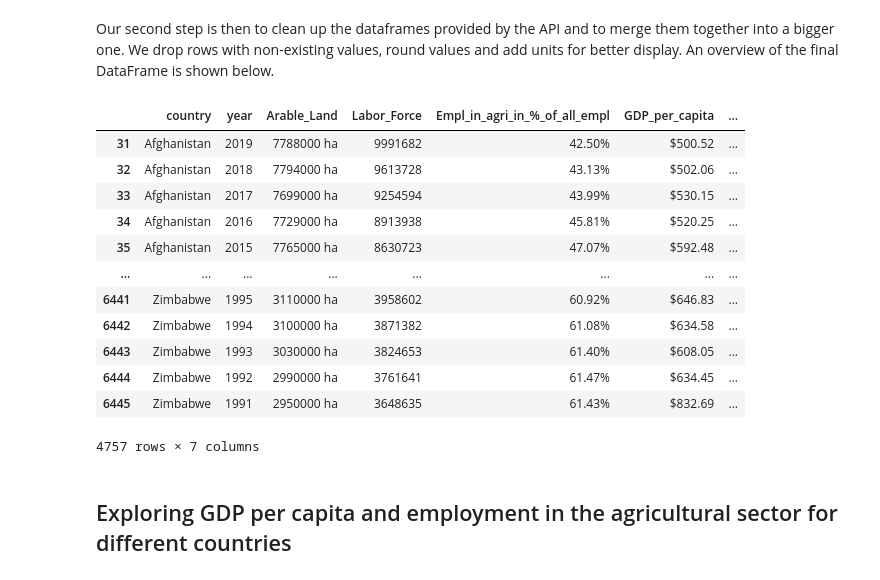
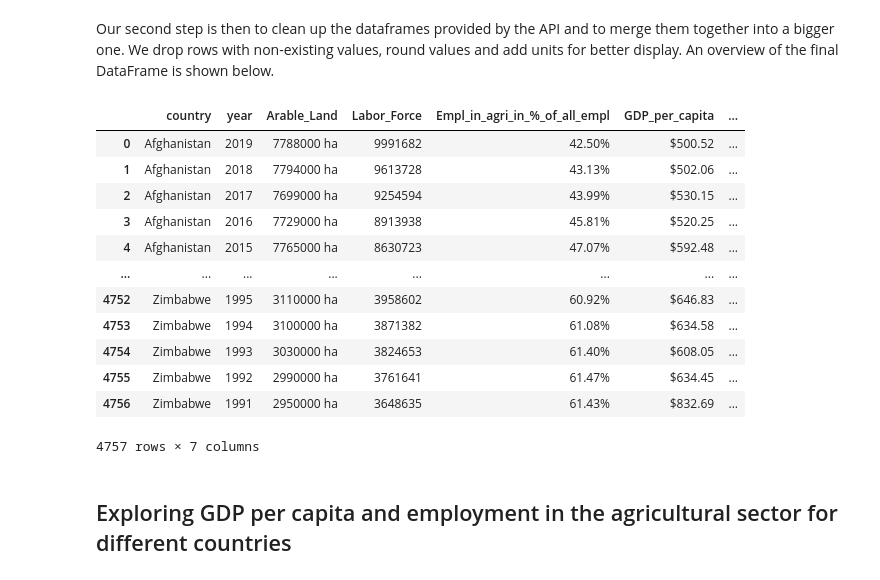
Before and after one commit to NumEconCopenhagen/projects-2023-shashi-buhle, a Jupyter notebook: dataproject/dataproject.ipynb, the cells around one changed output. Cells and saved outputs as stored; diff of their text form; code cells hidden in the pictures.

```diff
--- a/dataproject/dataproject.ipynb
+++ b/dataproject/dataproject.ipynb
@@ -75,45 +75,46 @@ wb_cereal_yield.year = wb_cereal_yield.year.astype(int)
 
 # Merging all the DataFrames into one big one
 data_frames_list = [wb_arable_land, wb_labor_force, wb_emp_ag, wb_gdp_cap, wb_cereal_yield]
 data_frames_combined = reduce(lambda left, right: pd.merge(left, right, on = ['country', 'year'], how = 'inner'), data_frames_list)
 
 # Renaming the columns
 namedict = {
             'AG.LND.ARBL.HA':'Arable_Land',
             'SL.TLF.TOTL.IN':'Labor_Force',
             'SL.AGR.EMPL.ZS':'Empl_in_agri_in_%_of_all_empl',
             'NY.GDP.PCAP.CD':'GDP_per_capita',
             'AG.YLD.CREL.KG' : 'Cereal_Yield_kg_per_ha'}
 data_frames_combined.rename(columns=namedict, inplace=True)
 
-# Dropping all rows that contain empty values (NAN)
+# Dropping all rows that contain empty values (NAN) and resetting index
 data_frames_combined.dropna(inplace=True)
+data_frames_combined = data_frames_combined.reset_index(drop=True)
 
 # Rounding the floats in columns 'Empl_in_agri_in_%_of_all_empl' and 'GDP_per_capita'
 data_frames_combined['Empl_in_agri_in_%_of_all_empl'] = data_frames_combined['Empl_in_agri_in_%_of_all_empl'].round(2)
 data_frames_combined['GDP_per_capita'] = data_frames_combined['GDP_per_capita'].round(2)
 
 # Converting the values in the columns into their respective units for a better display
 data_frames_combined['Empl_in_agri_in_%_of_all_empl'] = data_frames_combined['Empl_in_agri_in_%_of_all_empl'].apply(lambda x: '{:.2f}%'.format(x*1))
 data_frames_combined['GDP_per_capita'] = data_frames_combined['GDP_per_capita'].apply(lambda x: '${:.2f}'.format(x))
 data_frames_combined['Arable_Land'] = data_frames_combined['Arable_Land'].apply(lambda x: '{:.0f} ha'.format(x))
 data_frames_combined.Labor_Force = data_frames_combined.Labor_Force.astype(int)
 
 # Display the created DataFrame so far
 data_frames_combined
 # %% [output]
 |  | country | year | Arable_Land | Labor_Force | Empl_in_agri_in_%_of_all_empl | GDP_per_capita | ... |
-| 31 | Afghanistan | 2019 | 7788000 ha | 9991682 | 42.50% | $500.52 | ... |
-| 32 | Afghanistan | 2018 | 7794000 ha | 9613728 | 43.13% | $502.06 | ... |
-| 33 | Afghanistan | 2017 | 7699000 ha | 9254594 | 43.99% | $530.15 | ... |
-| 34 | Afghanistan | 2016 | 7729000 ha | 8913938 | 45.81% | $520.25 | ... |
-| 35 | Afghanistan | 2015 | 7765000 ha | 8630723 | 47.07% | $592.48 | ... |
+| 0 | Afghanistan | 2019 | 7788000 ha | 9991682 | 42.50% | $500.52 | ... |
+| 1 | Afghanistan | 2018 | 7794000 ha | 9613728 | 43.13% | $502.06 | ... |
+| 2 | Afghanistan | 2017 | 7699000 ha | 9254594 | 43.99% | $530.15 | ... |
+| 3 | Afghanistan | 2016 | 7729000 ha | 8913938 | 45.81% | $520.25 | ... |
+| 4 | Afghanistan | 2015 | 7765000 ha | 8630723 | 47.07% | $592.48 | ... |
 | ... | ... | ... | ... | ... | ... | ... | ... |
-| 6441 | Zimbabwe | 1995 | 3110000 ha | 3958602 | 60.92% | $646.83 | ... |
-| 6442 | Zimbabwe | 1994 | 3100000 ha | 3871382 | 61.08% | $634.58 | ... |
-| 6443 | Zimbabwe | 1993 | 3030000 ha | 3824653 | 61.40% | $608.05 | ... |
-| 6444 | Zimbabwe | 1992 | 2990000 ha | 3761641 | 61.47% | $634.45 | ... |
-| 6445 | Zimbabwe | 1991 | 2950000 ha | 3648635 | 61.43% | $832.69 | ... |
+| 4752 | Zimbabwe | 1995 | 3110000 ha | 3958602 | 60.92% | $646.83 | ... |
+| 4753 | Zimbabwe | 1994 | 3100000 ha | 3871382 | 61.08% | $634.58 | ... |
+| 4754 | Zimbabwe | 1993 | 3030000 ha | 3824653 | 61.40% | $608.05 | ... |
+| 4755 | Zimbabwe | 1992 | 2990000 ha | 3761641 | 61.47% | $634.45 | ... |
+| 4756 | Zimbabwe | 1991 | 2950000 ha | 3648635 | 61.43% | $832.69 | ... |
 4757 rows × 7 columns
 # %% [markdown]
 ## Exploring GDP per capita and employment in the agricultural sector for different countries
```
